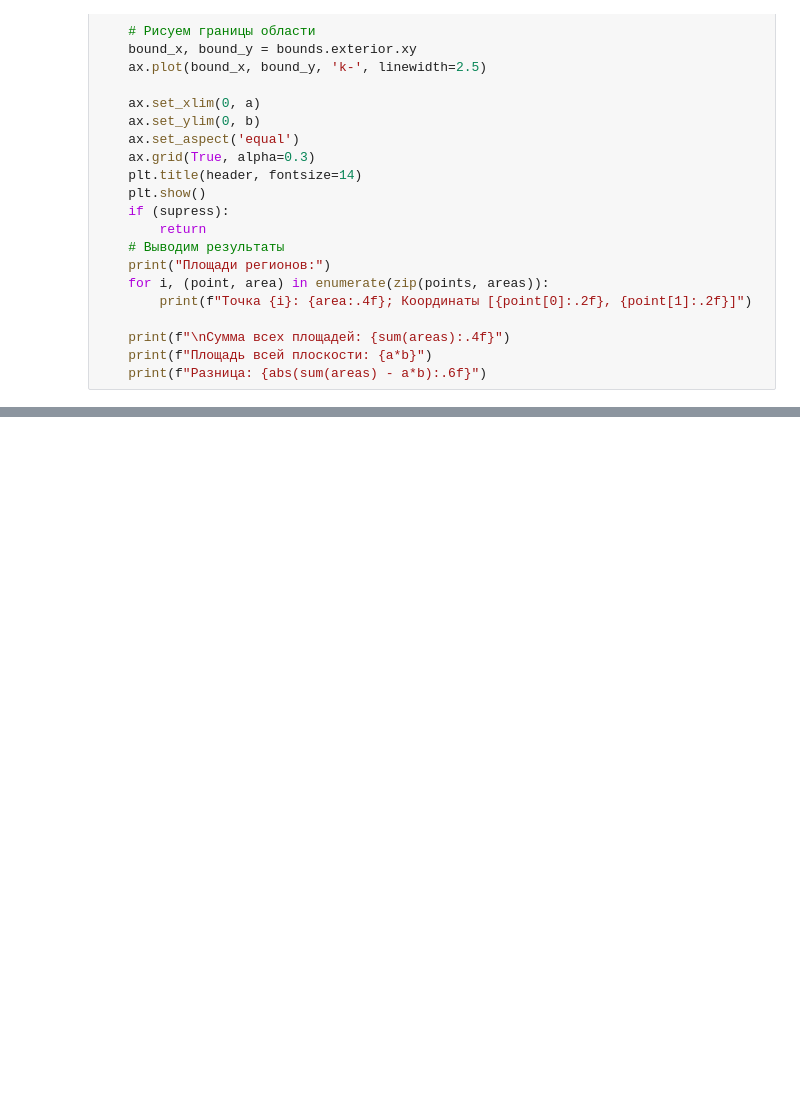
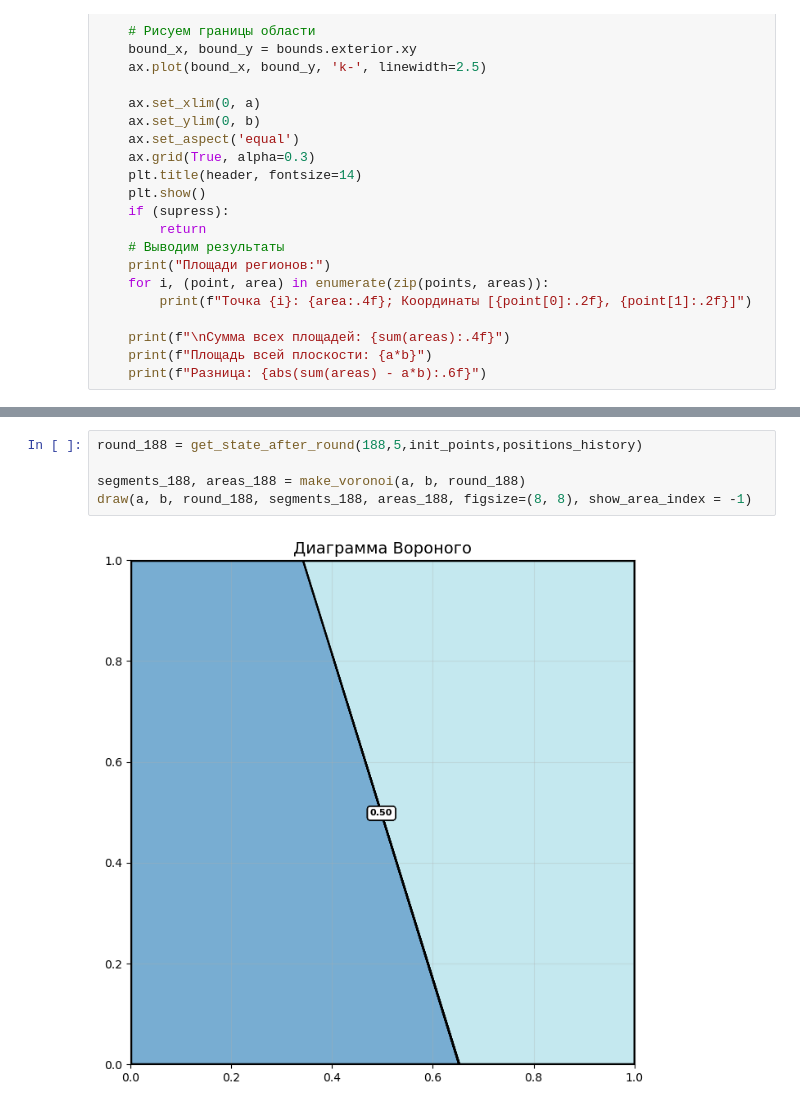
Before and after one commit to T4ras/Heuristics-for-Hotelling-Problem, a Jupyter notebook: hotelling_heuristics.ipynb, the cells around one changed output, grey strips where cells are left out. Drawn from its saved outputs; the diff is of its cells as text; blank space fills up the shorter version.

```diff
--- a/hotelling_heuristics.ipynb
+++ b/hotelling_heuristics.ipynb
@@ -416,0 +733,7 @@ for round_ in range(rounds):
+# %%
+round_188 = get_state_after_round(188,5,init_points,positions_history)
+
+segments_188, areas_188 = make_voronoi(a, b, round_188)
+draw(a, b, round_188, segments_188, areas_188, figsize=(8, 8), show_area_index = -1)
+# %% [output]
+[figure, added]
```
Also changed, not shown: parts of 20 cells of this notebook, 1 other file.
